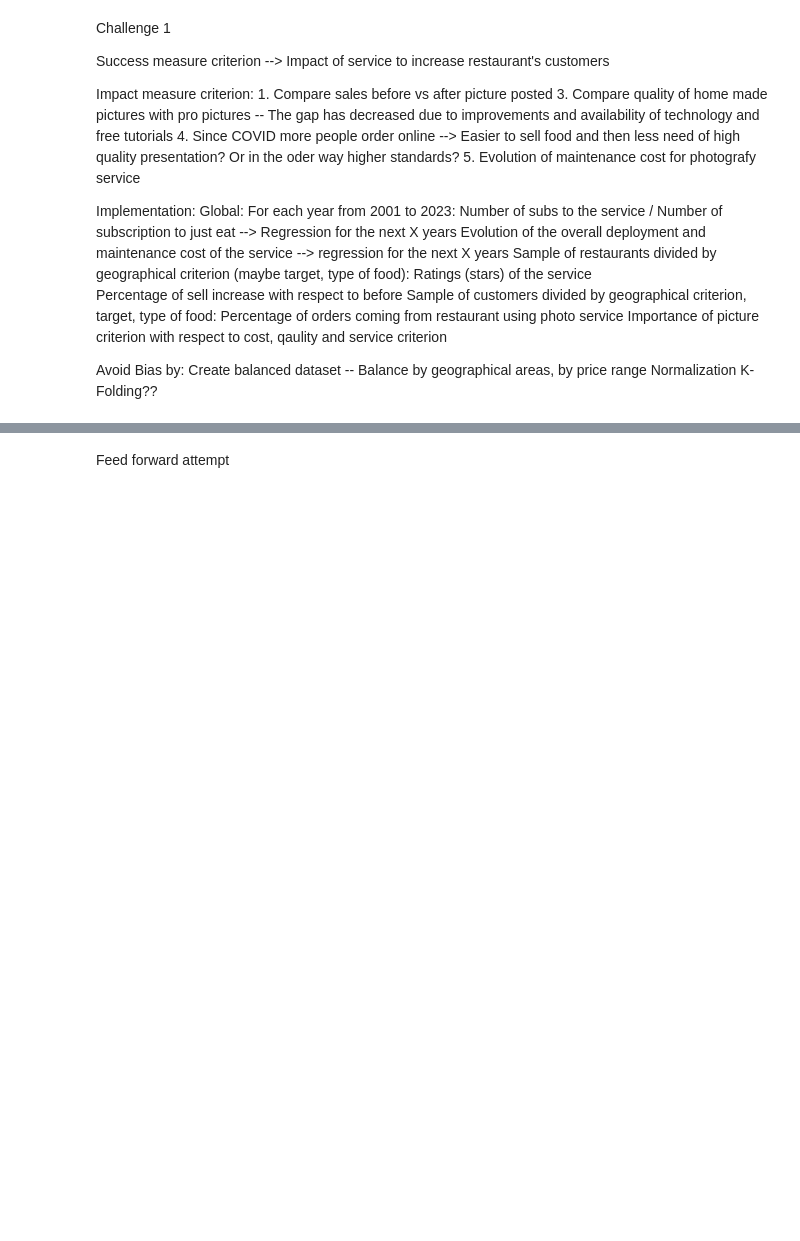
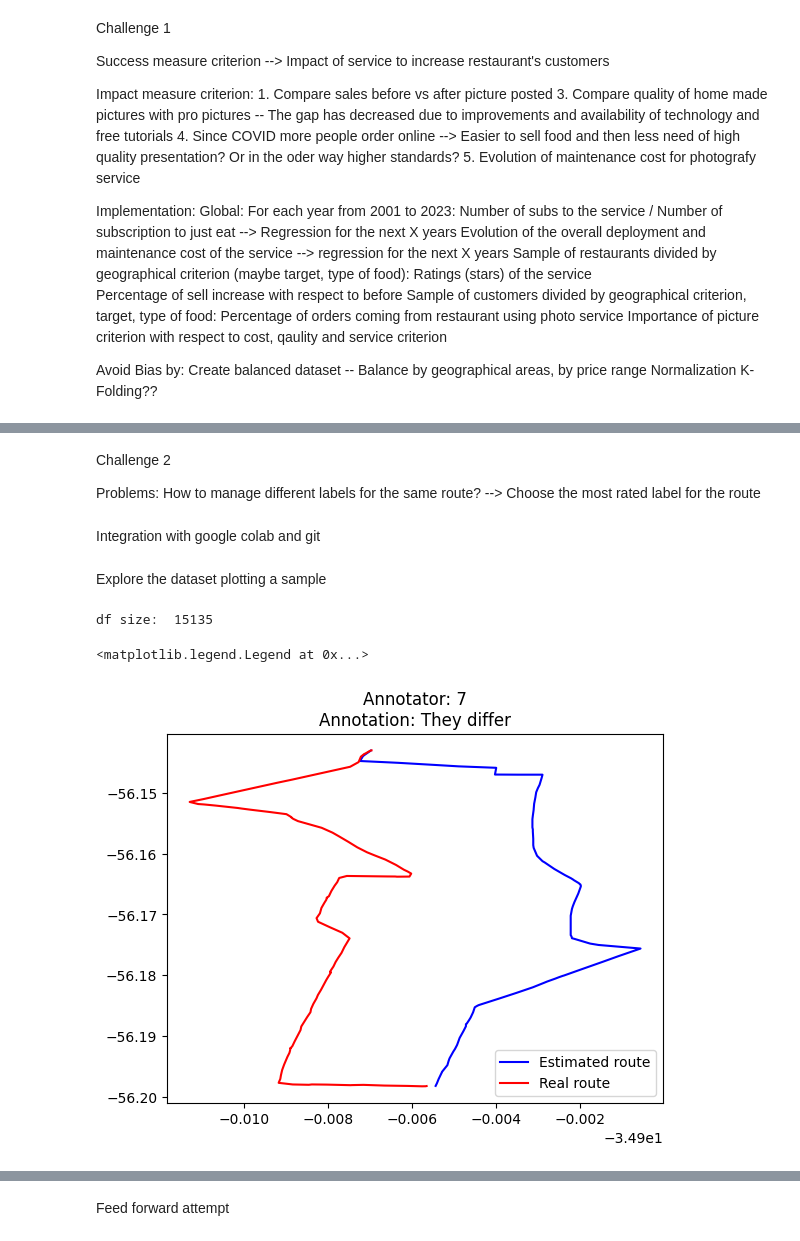
Before and after one commit to lorenzoooooo/cabify, a Jupyter notebook: Challenge.ipynb, the cells around one changed output, grey strips where cells are left out. Saved outputs shown, nothing was run; the diff lists cells and outputs as text; code cells hidden in the pictures; blank space fills up the shorter version.

```diff
--- a/Challenge.ipynb
+++ b/Challenge.ipynb
@@ -39,3 +27,10 @@ Attenzione real e estimated routes no hanno per forza la stessa lunghezza
+# %% [markdown]
+Challenge 2
+
+Problems:
+How to manage different labels for the same route? --> Choose the most rated label for the route
+# %% [markdown]
+Integration with google colab and git
 # %%
 from google.colab import drive
 drive.mount('/content/drive', force_remount=True)
@@ -61,19 +62,21 @@ import numpy as np
+# %% [markdown]
+Explore the dataset plotting a sample
 # %%
-# #Load json to dataframe
-# df = pd.read_json('challenge_dataset.json')
-# print(f"df size:  {df.size}")
+#Load json to dataframe
+df = pd.read_json('challenge_dataset.json')
+print(f"df size:  {df.size}")
 
-# #Print a sample of real and estimated route
-# i=df.iloc[3]
-# df_estimated = pd.DataFrame(i['estimated_route'], columns=['Lat','Long'])
-# # print(df_estimated.size)
-# df_real = pd.DataFrame(i['real_route'], columns=['Lat','Long'])
-# # print(df_real.size)
-# plt.plot(df_estimated['Lat'], df_estimated['Long'], color='b')
-# plt.plot(df_real['Lat'], df_real['Long'], color='r')
-# # plt.scatter(df_estimated['Lat'], df_estimated['Long'], color='b')
-# # plt.scatter(df_real['Lat'], df_real['Long'], color='r')
-# plt.title('Annotator: ' + str(i['annotator'])+'\n'+'Annotation: '+str(i['annotation']))
-# plt.legend(['Estimated route','Real route'])
+#Print a sample of real and estimated route
+i=df.iloc[3]
+df_estimated = pd.DataFrame(i['estimated_route'], columns=['Lat','Long'])
+df_real = pd.DataFrame(i['real_route'], columns=['Lat','Long'])
+plt.plot(df_estimated['Lat'], df_estimated['Long'], color='b')
+plt.plot(df_real['Lat'], df_real['Long'], color='r')
+plt.title('Annotator: ' + str(i['annotator'])+'\n'+'Annotation: '+str(i['annotation']))
+plt.legend(['Estimated route','Real route'])
+# %% [output]
+df size:  15135
+<matplotlib.legend.Legend at 0x...>
+[figure, added]
 # %% [markdown]
 reflexions:
```
Also changed, not shown: parts of 29 cells of this notebook.
